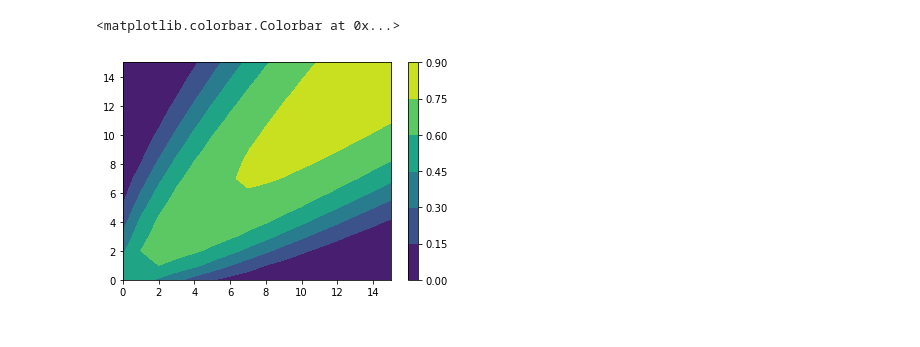
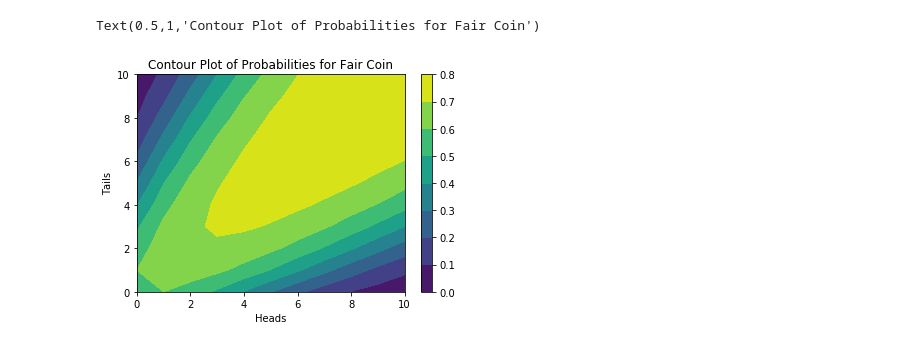
Before and after one commit to CodyEthanJordan/TutorialNotebooks, a Jupyter notebook: A Continuous World or a Discrete One.ipynb, the cells around one changed output. Drawn from its saved outputs; the diff is of its cells as text; code cells hidden in the pictures.

```diff
--- a/A Continuous World or a Discrete One.ipynb
+++ b/A Continuous World or a Discrete One.ipynb
@@ -10,12 +13,20 @@ from scipy.misc import comb
+# %%
+x = np.arange(1,12)
+y = np.arange(1,12)
+X, Y = np.meshgrid(x, y)
 # %%
 fair = binom(X+Y,X) * (0.5)**(X+Y) / (binom(X+Y,X) * (0.5)**(X+Y) + 1 / (X+Y+1))
 # %%
 fig, ax = plt.subplots()
+fig.patch.set_facecolor('white')
 cs = ax.contourf(fair)
 fig.colorbar(cs)
+ax.set_xlabel("Heads")
+ax.set_ylabel("Tails")
+ax.set_title("Contour Plot of Probabilities for Fair Coin")
 # %% [output]
-<matplotlib.colorbar.Colorbar at 0x...>
+Text(0.5,1,'Contour Plot of Probabilities for Fair Coin')
-[figure, old version]
+[figure, new version]
 # %%
 def psfd20(s,f):
     'Probability of s successes and f failures with flat distribution of modifier m'
```
Also changed, not shown: parts of 12 cells of this notebook.
